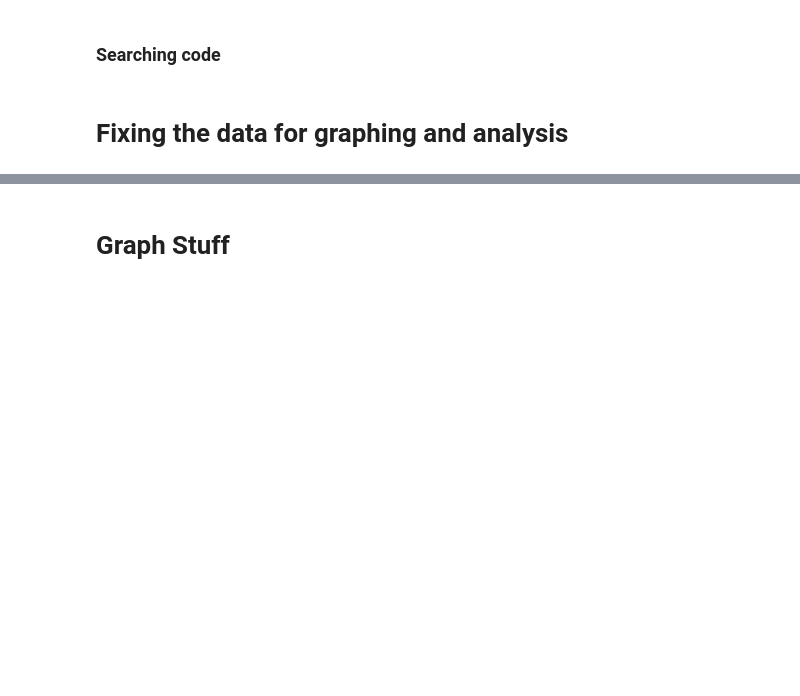
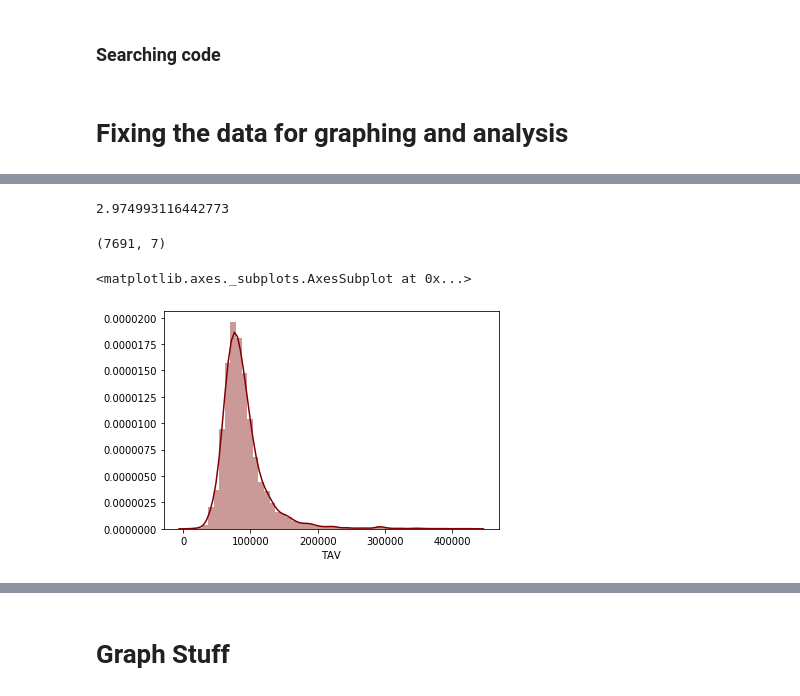
Before and after one commit to b-a-delight/Senior-Project, a Jupyter notebook: Data-Exploration.ipynb, the cells around one changed output, grey strips where cells are left out. Saved outputs shown, nothing was run; the diff lists cells and outputs as text; code cells hidden in the pictures; blank space fills up the shorter version.

```diff
--- a/Data-Exploration.ipynb
+++ b/Data-Exploration.ipynb
@@ -106,0 +163,7 @@ ax.scatter(df_yr_19['TAV'],df_yr_19['Sub'])
+# %%
+myN00 = pd.read_pickle('myN00.pkl')
+
+myN00F = myN00.loc[(myN00['Z-Score'] <= 3) & (myN00['Z-Score'] >= -3) ]
+#myN00 = myN00.drop(myN00[myN00['Z-Score'] <= 3].index, inplace = True)
+#myN00['Z-Score'].max()
+myN00F.head()
@@ -106,0 +177,13 @@ ax.scatter(df_yr_19['TAV'],df_yr_19['Sub'])
+# %%
+myN00['Z-Score'].max()
+# %% [output]
+2.974993116442773
+# %%
+myN00.shape
+# %% [output]
+(7691, 7)
+# %%
+sns.distplot(myN00F['TAV'], color = "maroon")
+# %% [output]
+<matplotlib.axes._subplots.AxesSubplot at 0x...>
+[figure, added]
```
Also changed, not shown: parts of 30 cells of this notebook.
